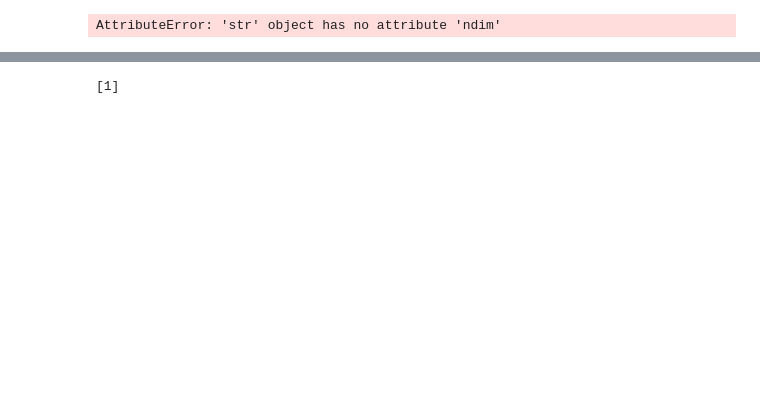
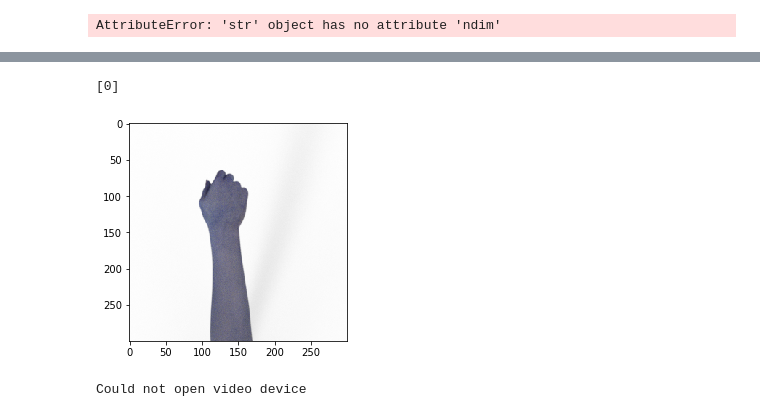
Before and after one commit to mcaupybugs/Rock-Paper-Scissor, a Jupyter notebook: code.ipynb, the cells around one changed output, grey strips where cells are left out. Saved outputs shown, nothing was run; the diff lists cells and outputs as text; code cells hidden in the pictures; blank space fills up the shorter version.

Commit message:
OpenCV added

```diff
--- a/code.ipynb
+++ b/code.ipynb
@@ -112,7 +115,7 @@ model accuracy 0.9538216590881348
 # %%
 import cv2
 import numpy as np
-img = cv2.imread('./data/validation/rock6.png')
+img = cv2.imread('./data/validation/paper6.png')
 img = cv2.resize(img,(128,128))
 img  = np.reshape(img,[128,128,3])
 img = np.expand_dims(img,0)
@@ -120,5 +123,5 @@ img.shape
 classes = model.predict_classes(img)
 print(classes)
 # %% [output]
-[1]
+[0]
 # %%
@@ -125,0 +131,11 @@ model.save('best_model.h5')
+# %%
+import cv2
+from matplotlib import pyplot as plt
+def read_image(path):
+    img = cv2.imread(path)
+    plt.imshow(img)
+    plt.show()
+
+read_image('./data/validation/rock5.png')
+# %% [output]
+[figure, added]
@@ -125,0 +164,6 @@ model.save('best_model.h5')
+# %%
+cap = cv2.VideoCapture(0)
+if not (cap.isOpened()):
+    print("Could not open video device")
+# %% [output]
+Could not open video device
```
Also changed, not shown: parts of 11 cells of this notebook, 5 other files.
